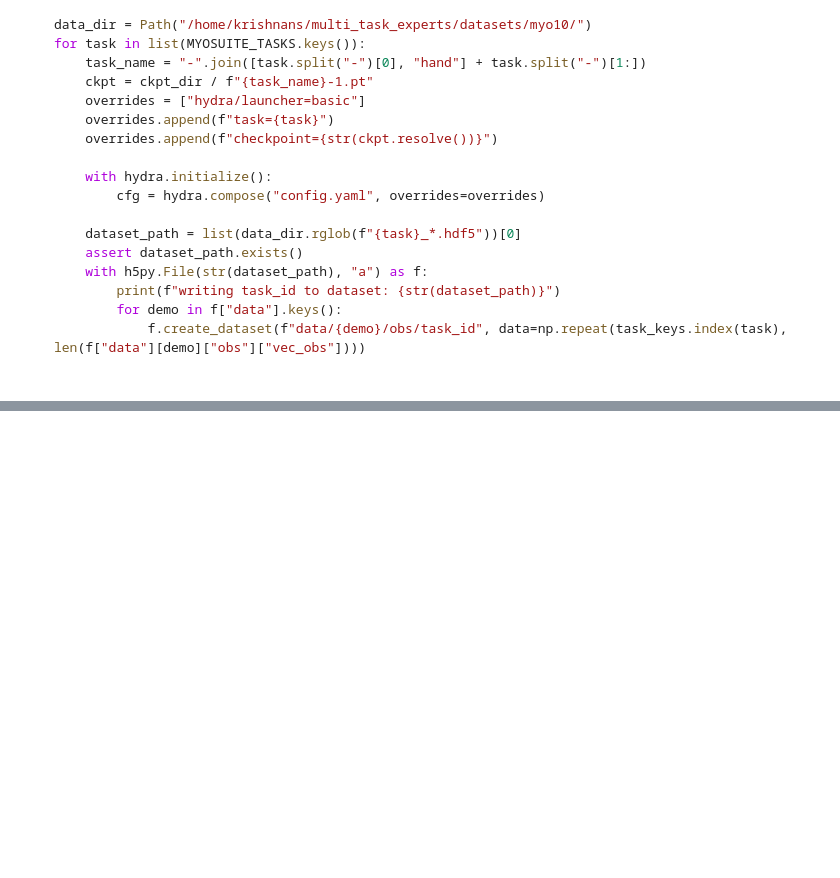
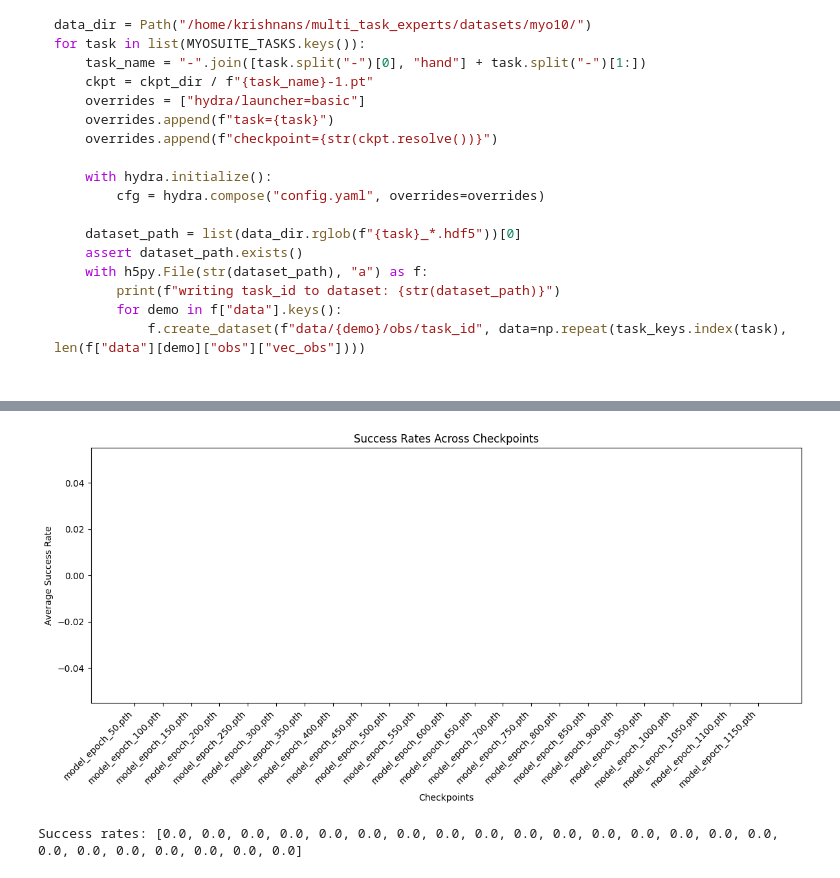
Before and after one commit to krishpop/tdmpc2, a Jupyter notebook: tdmpc2/robomimic_eval.ipynb, the cells around one changed output, grey strips where cells are left out. Saved outputs shown, nothing was run; the diff lists cells and outputs as text; code cells hidden in the pictures; blank space fills up the shorter version.

Commit message:
added loop run all checkpoints of a model and plot eval

```diff
--- a/tdmpc2/robomimic_eval.ipynb
+++ b/tdmpc2/robomimic_eval.ipynb
@@ -89,6 +99,6 @@ writing env args to dataset: /home/ksrini/multi_task_experts/datasets/myo5-hard/
 # %%
 with h5py.File("/home/ksrini/multi_task_experts/datasets/myo5-easy/myo-key-turn/myo-key-turn_482.hdf5") as f:
-    env_args = f['data'].attrs['env_args']
+    env_args = json.loads(f['data'].attrs['env_args'])
 # %%
 env_args['env_kwargs']['pad_to_shape'] = None
 # %% [markdown]
@@ -124,7 +139,7 @@ ROBOMIMIC WARNING(
     Cannot verify if dataset and installed environment versions match
 )
 # %%
-ckpt_path = "/home/ksrini/multi_task_experts/robomimic/bc_trained_models/test/20240622210218/model_epoch_1950.pth"
+ckpt_path = "/home/ksrini/multi_task_experts/robomimic/bc_trained_models/test/20240623181305/models/model_epoch_1150.pth"
 
 policy, ckpt_dict = FileUtils.policy_from_checkpoint(
     ckpt_path=ckpt_path,
@@ -243,16 +275,3 @@ def rollout(policy, env, horizon, render=False, video_writer=None, video_skip=5,
     stats = dict(Return=total_reward, Horizon=(step_i + 1), Success_Rate=float(success))
 
     return stats
-# %%
-# env.rollout_exceptions = ()
-stats = rollout(
-    policy=policy,
-    env=env,
-    horizon=100,
-    render=False,
-    video_writer=None,
-    video_skip=5,
-    camera_names=["hand_camera"]
-)
-print(stats)
-# video_writer.close()
@@ -276,0 +278,49 @@ torch.Size([1, 93])
+# %%
+checkpoint_dir = Path("/home/ksrini/multi_task_experts/robomimic/bc_trained_models/test/20240623181305/models/")
+checkpoint_files = list(map(str, sorted(checkpoint_dir.glob("*.pth"), key=lambda x: int(x.name.split("_")[2][:-4]))))
+# %%
+import torch
+
+
+success_rates = []
+checkpoint_names = []
+
+for checkpoint_file in checkpoint_files:
+    # Load the policy from the checkpoint
+    policy.policy.deserialize(torch.load(checkpoint_file)["model"])
+    policy.policy.set_eval()
+
+    # Run multiple rollouts and collect stats
+    num_rollouts = 10
+    rollout_stats = []
+    for _ in range(num_rollouts):
+        stats = rollout(
+            policy=policy,
+            env=env,
+            horizon=100,
+            render=False,
+            video_writer=None,
+            video_skip=5,
+            camera_names=["fixed_camera"]
+        )
+        rollout_stats.append(stats)
+
+    # Calculate average success rate
+    avg_success_rate = sum(stat['Success_Rate'] for stat in rollout_stats) / num_rollouts
+    success_rates.append(avg_success_rate)
+    checkpoint_names.append(os.path.basename(checkpoint_file))
+
+# Create bar plot
+plt.figure(figsize=(12, 6))
+plt.bar(checkpoint_names, success_rates)
+plt.xlabel('Checkpoints')
+plt.ylabel('Average Success Rate')
+plt.title('Success Rates Across Checkpoints')
+plt.xticks(rotation=45, ha='right')
+plt.tight_layout()
+plt.show()
+
+print("Success rates:", success_rates)
+# %% [output]
+[figure, added]
+Success rates: [0.0, 0.0, 0.0, 0.0, 0.0, 0.0, 0.0, 0.0, 0.0, 0.0, 0.0, 0.0, 0.0, 0.0, 0.0, 0.0, 0.0, 0.0, 0.0, 0.0, 0.0, 0.0, 0.0]
```
Also changed, not shown: parts of 5 cells of this notebook.
